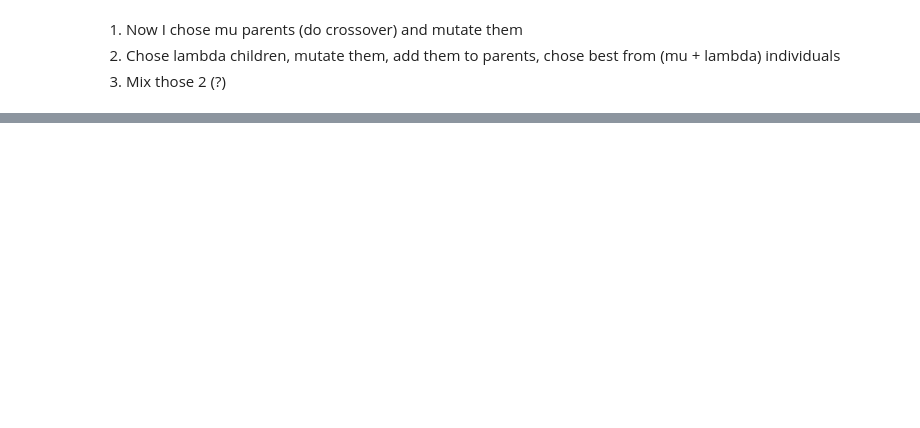
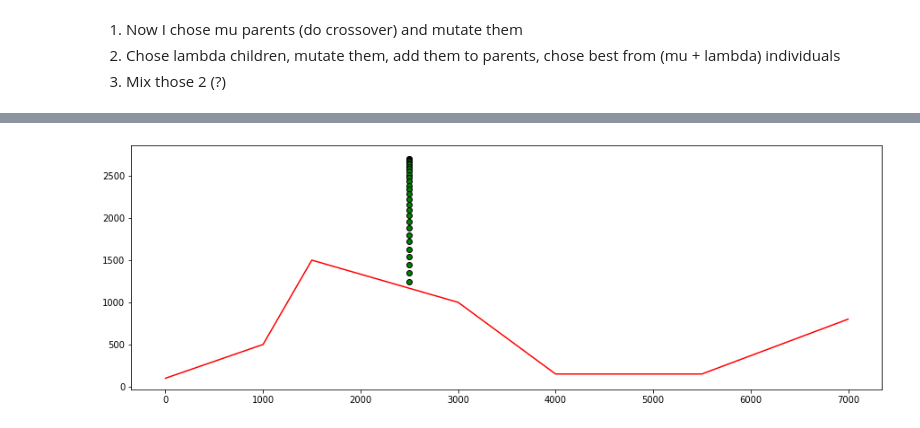
Before and after one commit to TheFebrin/UNIVERSITY, a Jupyter notebook: AI 4 Games/Assignment 2/mars_lander.ipynb, the cells around one changed output, grey strips where cells are left out. Saved outputs shown, nothing was run; the diff lists cells and outputs as text; code cells hidden in the pictures; blank space fills up the shorter version.

```diff
--- a/AI 4 Games/Assignment 2/mars_lander.ipynb
+++ b/AI 4 Games/Assignment 2/mars_lander.ipynb
@@ -175,5 +203,11 @@ def intersect(A, B) -> bool:
 # %%
-def simmulate(genotype: np.ndarray, x: int, y: int, h_speed: int, v_speed: int, fuel: int, angle: int, power: int):
+def simmulate(
+    genotype: np.ndarray,
+    x: int, y: int,
+    h_speed: int, v_speed: int,
+    fuel: int, angle: int, power: int,
+    point_surface: list
+):
     cords = [(x, y)]
 
 #     print(f'x: {x:.1f}, y: {y:.1f}, speed: {(h_speed, v_speed)}, fuel: {fuel}, angle: {angle}, power: {power}')
@@ -182,7 +216,7 @@ def simmulate(genotype: np.ndarray, x: int, y: int, h_speed: int, v_speed: int,
             x=x, y=y, h_speed=h_speed, v_speed=v_speed, fuel=fuel, angle=angle, power=power,
             new_angle=new_angle, new_power=new_power
         )
-        if x < 0 or x > 6999 or y > 2700 or intersect((x, y), (x2, y2)):
+        if x2 < 0 or x2 > 6999 or y2 > 2700 or intersect(point=(x2, y2), point_surface=point_surface):
 #             print('INTERSECTION')
             break
 
@@ -190,6 +224,15 @@ def simmulate(genotype: np.ndarray, x: int, y: int, h_speed: int, v_speed: int,
         cords.append((x, y))
 #         print(f'x: {x:.1f}, y: {y:.1f}, speed: {(h_speed, v_speed)}, fuel: {fuel}, angle: {angle}, power: {power}')
 
+    l, r = 4000, 5500
+    h = 150
+    close_x = 0
+    if l <= x <= r:
+        close_x = 0
+    else:
+        close_x = min(abs(x - l), abs(x - r)) ** 2
 
-    return - ((x - 5000) ** 2 + (y - 150) ** 2), cords
+    close_y = (y - h) ** 2
+
+    return -np.sqrt(close_x + close_y), cords
 # %%
@@ -202,3 +259,18 @@ def objective_function(population):
 # %%
-tmp = [(-45, 3) for _ in range(100)]
-score, cords = simmulate(genotype=tmp, x=2500, y=2700, h_speed=0, v_speed=0, fuel=550, angle=0, power=0)
+tmp = [(15, -1) for i in range(100)]
+# tmp = [(5, np.random.randint(-1, 2)) for i in range(100)]
+score, cords = simmulate(
+    genotype=tmp,
+    x=2500, y=2700,
+    h_speed=0, v_speed=0,
+    fuel=550, angle=0, power=0,
+    point_surface=point_surface
+)
+
+plt.figure(figsize=(15, 5))
+plt.plot(SURFACE[:, 0], SURFACE[:, 1], c='red')
+
+for x, y in cords:
+    plt.scatter(x, y, edgecolors='black', color='green')
+# %% [output]
+[figure, added]
```
Also changed, not shown: parts of 14 cells of this notebook.
